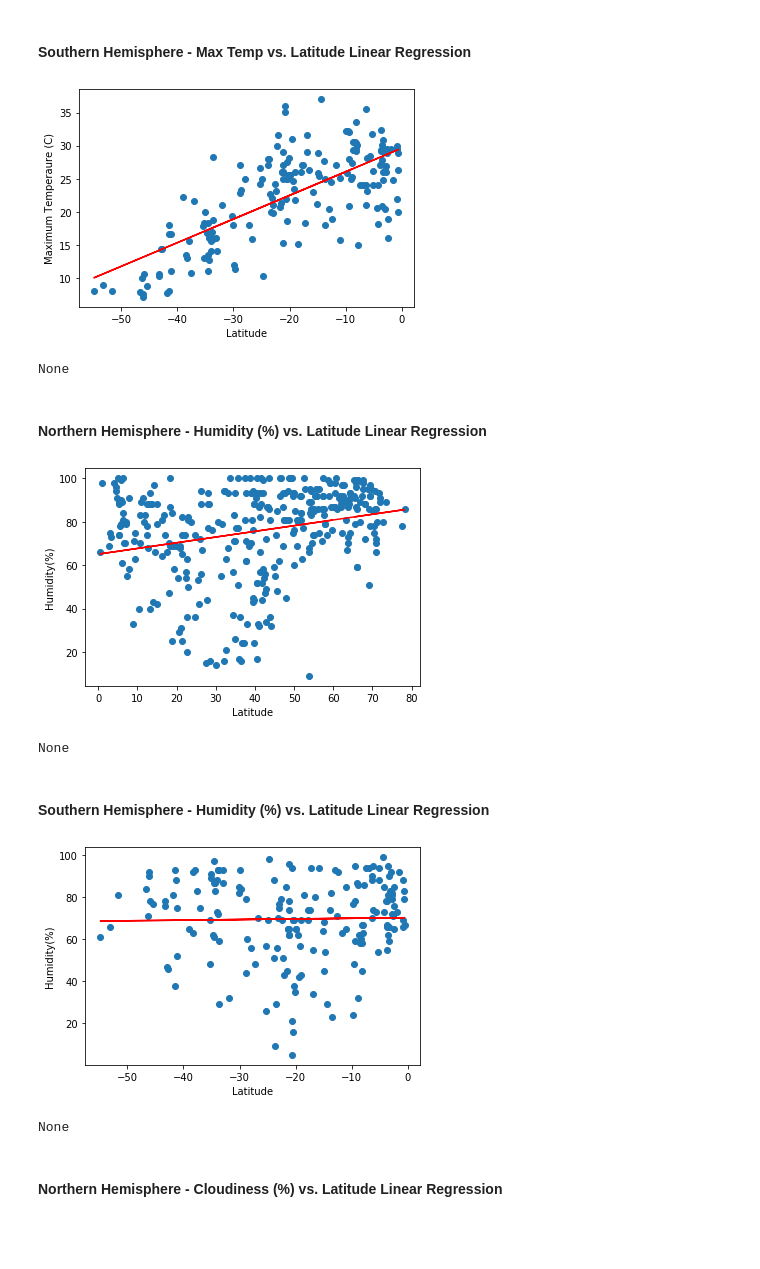
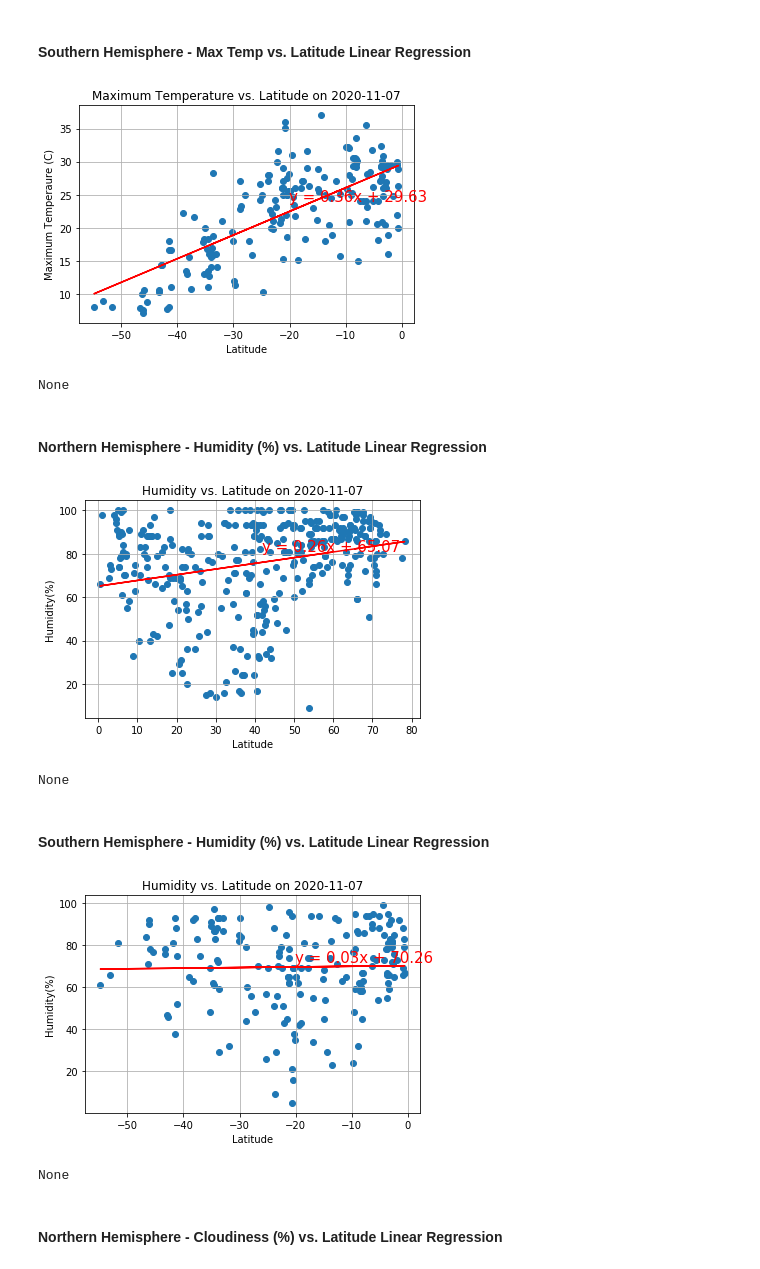
Before and after one commit to loictiemani/Unit-6-Assignment-What-s-the-Weather-Like, a Jupyter notebook: starter_code/WeatherPy.ipynb, the cells around one changed output. Cells and saved outputs as stored; diff of their text form; code cells hidden in the pictures; blank space fills up the shorter version.

```diff
--- a/starter_code/WeatherPy.ipynb
+++ b/starter_code/WeatherPy.ipynb
@@ -271,6 +278,7 @@ def linear_reg(x_values,y_values):
     line_eq = "y = " + str(round(slope,2)) + "x + " + str(round(intercept,2))
     plt.scatter(x_values,y_values)
     plt.plot(x_values,regress_values,"r-")
+    plt.annotate(line_eq,(x_values.median(),y_values.median()),fontsize=15,color="red")
     plt.show()
 # %% [markdown]
 ####  Northern Hemisphere - Max Temp vs. Latitude Linear Regression
@@ -290,33 +300,39 @@ None
 southern_hemisphere = weather_df.loc[weather_df["Latitude"]<0]
 x_values = southern_hemisphere["Latitude"]
 y_values = southern_hemisphere["Maximum Temperature"]
+plt.title(f"Maximum Temperature vs. Latitude on {datetime.today().date()}")
 plt.xlabel("Latitude")
 plt.ylabel("Maximum Temperaure (C)")
+plt.grid(True)
 print(linear_reg(x_values,y_values))
 # %% [output]
-[figure, old version]
+[figure, new version]
 None
 # %% [markdown]
 ####  Northern Hemisphere - Humidity (%) vs. Latitude Linear Regression
 # %%
 y_values = northern_hemisphere["Humidity"]
 x_values =  northern_hemisphere["Latitude"]
+plt.title(f"Humidity vs. Latitude on {datetime.today().date()}")
 plt.xlabel("Latitude")
 plt.ylabel("Humidity(%)")
+plt.grid(True)
 print(linear_reg(x_values,y_values))
 # %% [output]
-[figure, old version]
+[figure, new version]
 None
 # %% [markdown]
 ####  Southern Hemisphere - Humidity (%) vs. Latitude Linear Regression
 # %%
 y_values = southern_hemisphere["Humidity"]
 x_values =  southern_hemisphere["Latitude"]
+plt.title(f"Humidity vs. Latitude on {datetime.today().date()}")
 plt.xlabel("Latitude")
 plt.ylabel("Humidity(%)")
+plt.grid(True)
 print(linear_reg(x_values,y_values))
 # %% [output]
-[figure, old version]
+[figure, new version]
 None
 # %% [markdown]
 ####  Northern Hemisphere - Cloudiness (%) vs. Latitude Linear Regression
```
Also changed, not shown: parts of 7 cells of this notebook.
